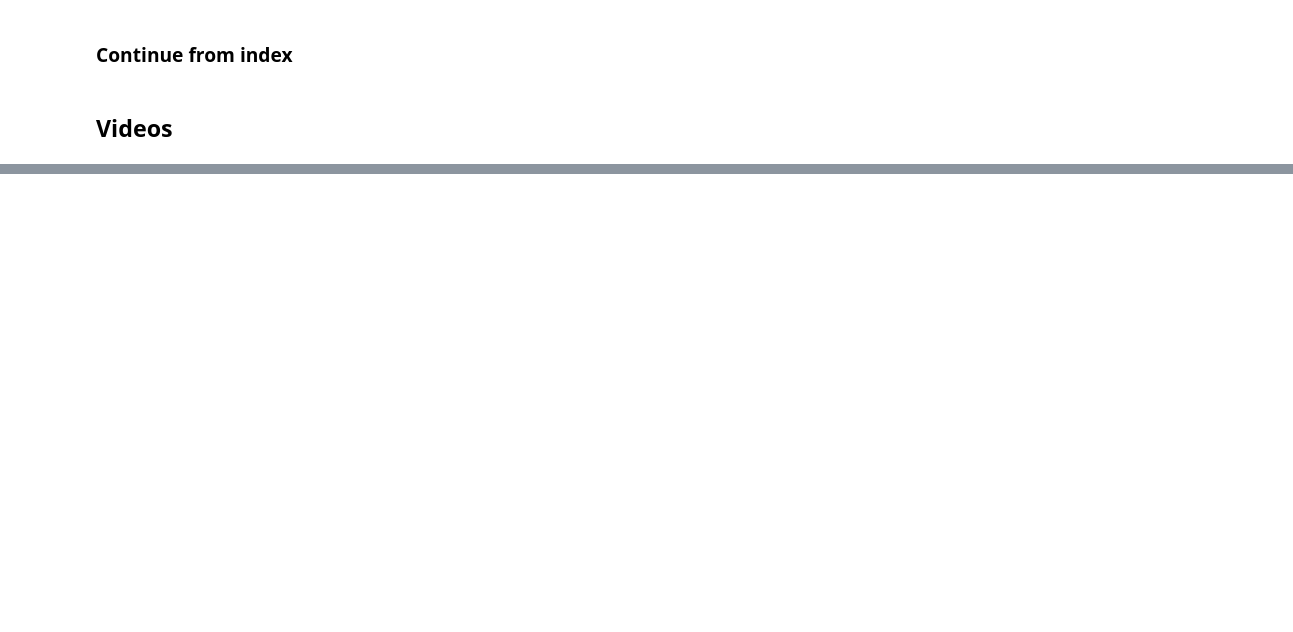
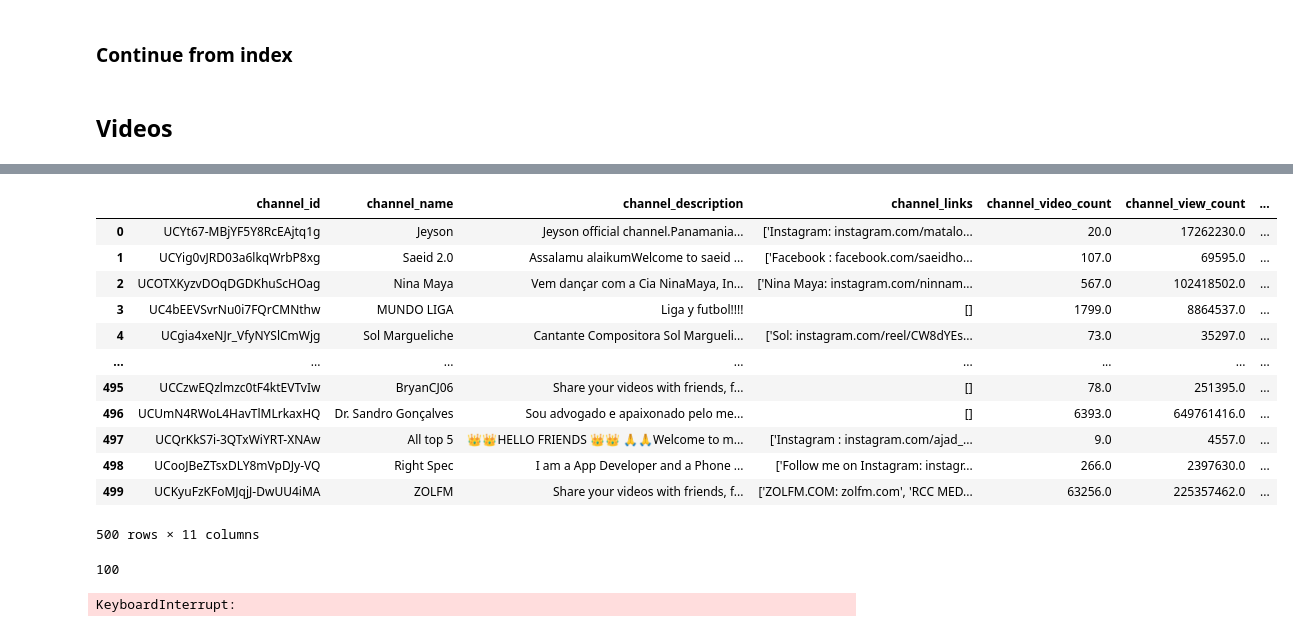
Before and after one commit to dogacanozil/YoutubeDataset, a Jupyter notebook: src/main.ipynb, the cells around one changed output, grey strips where cells are left out. Cells and saved outputs as stored; diff of their text form; code cells hidden in the pictures; blank space fills up the shorter version.

```diff
--- a/src/main.ipynb
+++ b/src/main.ipynb
@@ -145,0 +152,26 @@ vu.channels_videos_fetch_and_write_to_csv_gzipped(
+# %%
+test_videos_df = trial_df[0:500]
+test_videos_df
+# %% [output]
+|  | channel_id | channel_name | channel_description | channel_links | channel_video_count | channel_view_count | ... |
+| 0 | UCYt67-MBjYF5Y8RcEAjtq1g | Jeyson | Jeyson official channel.Panamania... | ['Instagram: instagram.com/matalo... | 20.0 | 17262230.0 | ... |
+| 1 | UCYig0vJRD03a6lkqWrbP8xg | Saeid 2.0 | Assalamu alaikumWelcome to saeid ... | ['Facebook : facebook.com/saeidho... | 107.0 | 69595.0 | ... |
+| 2 | UCOTXKyzvDOqDGDKhuScHOag | Nina Maya | Vem dançar com a Cia NinaMaya, In... | ['Nina Maya: instagram.com/ninnam... | 567.0 | 102418502.0 | ... |
+| 3 | UC4bEEVSvrNu0i7FQrCMNthw | MUNDO LIGA | Liga y futbol!!!! | [] | 1799.0 | 8864537.0 | ... |
+| 4 | UCgia4xeNJr_VfyNYSlCmWjg | Sol Margueliche | Cantante Compositora Sol Margueli... | ['Sol: instagram.com/reel/CW8dYEs... | 73.0 | 35297.0 | ... |
+| ... | ... | ... | ... | ... | ... | ... | ... |
+| 495 | UCCzwEQzlmzc0tF4ktEVTvIw | BryanCJ06 | Share your videos with friends, f... | [] | 78.0 | 251395.0 | ... |
+| 496 | UCUmN4RWoL4HavTlMLrkaxHQ | Dr. Sandro Gonçalves | Sou advogado e apaixonado pelo me... | [] | 6393.0 | 649761416.0 | ... |
+| 497 | UCQrKkS7i-3QTxWiYRT-XNAw | All top 5 | 👑👑HELLO FRIENDS 👑👑 🙏🙏Welcome to m... | ['Instagram : instagram.com/ajad_... | 9.0 | 4557.0 | ... |
+| 498 | UCooJBeZTsxDLY8mVpDJy-VQ | Right Spec | I am a App Developer and a Phone ... | ['Follow me on Instagram: instagr... | 266.0 | 2397630.0 | ... |
+| 499 | UCKyuFzKFoMJqjJ-DwUU4iMA | ZOLFM | Share your videos with friends, f... | ['ZOLFM.COM: zolfm.com', 'RCC MED... | 63256.0 | 225357462.0 | ... |
+500 rows × 11 columns
+# %%
+vu.channels_videos_fetch_and_write_to_csv_gzipped(
+    channel_ids_df = test_videos_df,
+    output_address= "dataset/output_dataset/",
+    output_file_name= "17_07_2024_500_channels_120_videos_trial_channels_videos.csv.gz"
+)
+# %% [output]
+100
+KeyboardInterrupt:
```
Also changed, not shown: parts of 16 cells of this notebook, 8 other files.
